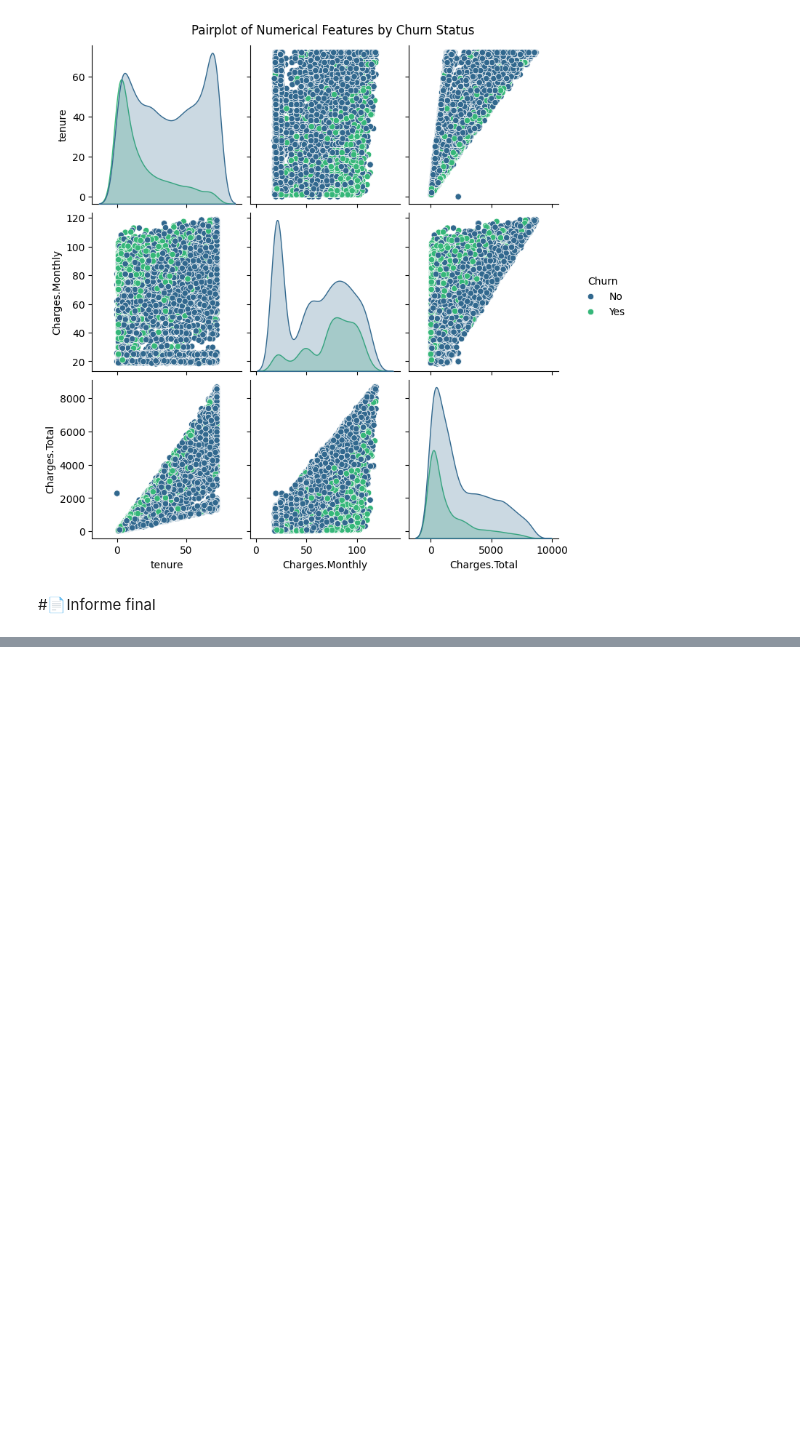
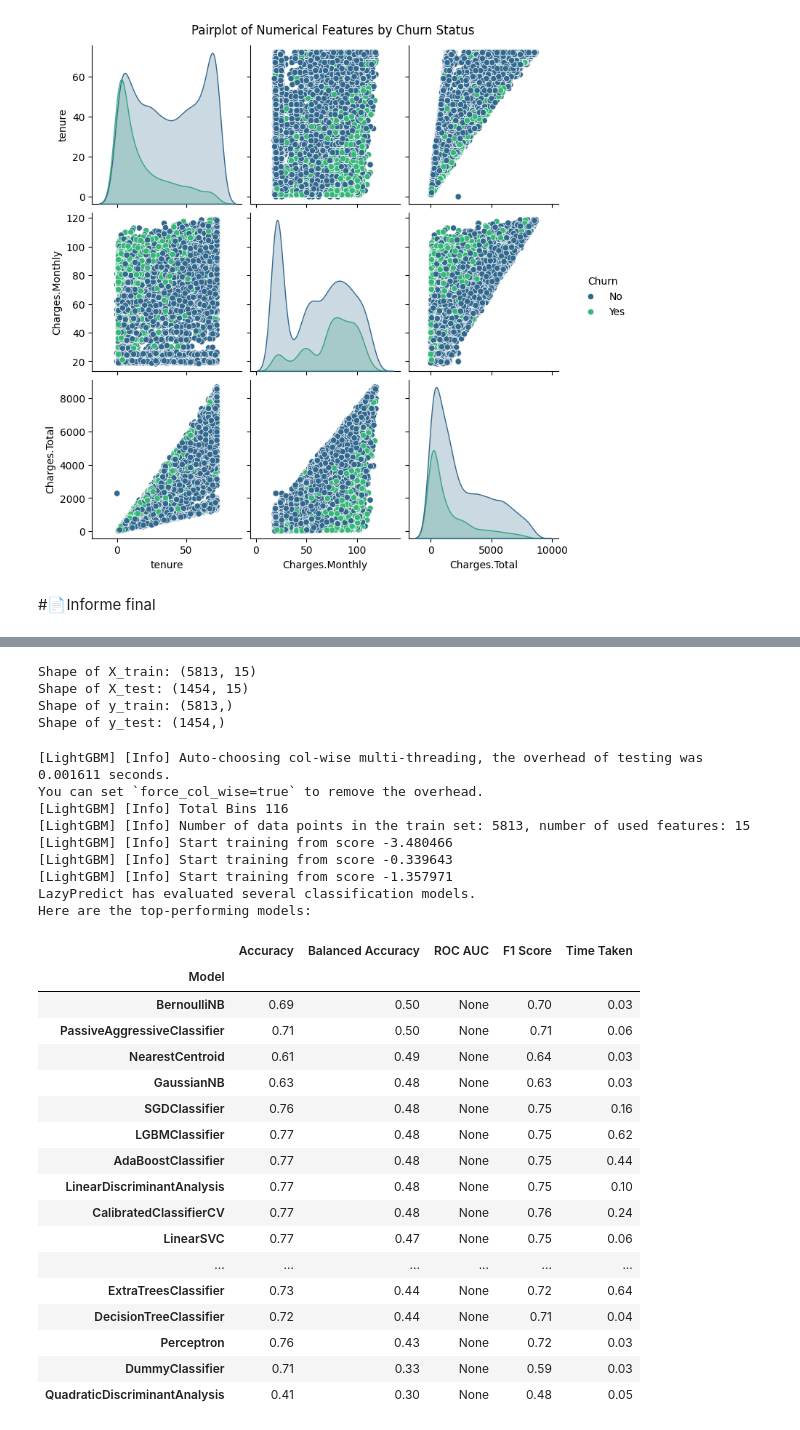
Before and after one commit to Coobaltoo13/challenge2-data-science-LATAM, a Jupyter notebook: TelecomX_LATAM.ipynb, the cells around one changed output, grey strips where cells are left out. Drawn from its saved outputs; the diff is of its cells as text; code cells hidden in the pictures; blank space fills up the shorter version.

```diff
--- a/TelecomX_LATAM.ipynb
+++ b/TelecomX_LATAM.ipynb
@@ -535,0 +579,59 @@ plt.show()
+# %%
+from lazypredict.Supervised import LazyClassifier
+from sklearn.model_selection import train_test_split
+import numpy as np
+
+# Re-split the data into training and testing sets to ensure variables are defined
+X_train, X_test, y_train, y_test = train_test_split(X_selected, y, test_size=0.2, random_state=42, stratify=y)
+
+print(f"Shape of X_train: {X_train.shape}")
+print(f"Shape of X_test: {X_test.shape}")
+print(f"Shape of y_train: {y_train.shape}")
+print(f"Shape of y_test: {y_test.shape}")
+
+# Note: LazyPredict works best with numerical data. Our X_selected is already numerical.
+
+# Initialize LazyClassifier
+# verbose=0: suppresses output during fitting
+# ignore_warnings=True: ignores common warnings
+# custom_metric: Can specify a custom metric, but default ROC AUC is good for imbalanced data.
+clf = LazyClassifier(verbose=0, ignore_warnings=True, random_state=42)
+
+# Fit all models and get predictions
+models, predictions = clf.fit(X_train, X_test, y_train, y_test)
+
+print("LazyPredict has evaluated several classification models.")
+print("Here are the top-performing models:")
+display(models)
+# %% [output]
+Shape of X_train: (5813, 15)
+Shape of X_test: (1454, 15)
+Shape of y_train: (5813,)
+Shape of y_test: (1454,)
+[LightGBM] [Info] Auto-choosing col-wise multi-threading, the overhead of testing was 0.001611 seconds.
+You can set `force_col_wise=true` to remove the overhead.
+[LightGBM] [Info] Total Bins 116
+[LightGBM] [Info] Number of data points in the train set: 5813, number of used features: 15
+[LightGBM] [Info] Start training from score -3.480466
+[LightGBM] [Info] Start training from score -0.339643
+[LightGBM] [Info] Start training from score -1.357971
+LazyPredict has evaluated several classification models.
+Here are the top-performing models:
+|  | Accuracy | Balanced Accuracy | ROC AUC | F1 Score | Time Taken |
+| Model |  |  |  |  |  |
+| BernoulliNB | 0.69 | 0.50 | None | 0.70 | 0.03 |
+| PassiveAggressiveClassifier | 0.71 | 0.50 | None | 0.71 | 0.06 |
+| NearestCentroid | 0.61 | 0.49 | None | 0.64 | 0.03 |
+| GaussianNB | 0.63 | 0.48 | None | 0.63 | 0.03 |
+| SGDClassifier | 0.76 | 0.48 | None | 0.75 | 0.16 |
+| LGBMClassifier | 0.77 | 0.48 | None | 0.75 | 0.62 |
+| AdaBoostClassifier | 0.77 | 0.48 | None | 0.75 | 0.44 |
+| LinearDiscriminantAnalysis | 0.77 | 0.48 | None | 0.75 | 0.10 |
+| CalibratedClassifierCV | 0.77 | 0.48 | None | 0.76 | 0.24 |
+| LinearSVC | 0.77 | 0.47 | None | 0.75 | 0.06 |
+| ... | ... | ... | ... | ... | ... |
+| ExtraTreesClassifier | 0.73 | 0.44 | None | 0.72 | 0.64 |
+| DecisionTreeClassifier | 0.72 | 0.44 | None | 0.71 | 0.04 |
+| Perceptron | 0.76 | 0.43 | None | 0.72 | 0.03 |
+| DummyClassifier | 0.71 | 0.33 | None | 0.59 | 0.03 |
+| QuadraticDiscriminantAnalysis | 0.41 | 0.30 | None | 0.48 | 0.05 |
```
Also changed, not shown: parts of 18 cells of this notebook.
